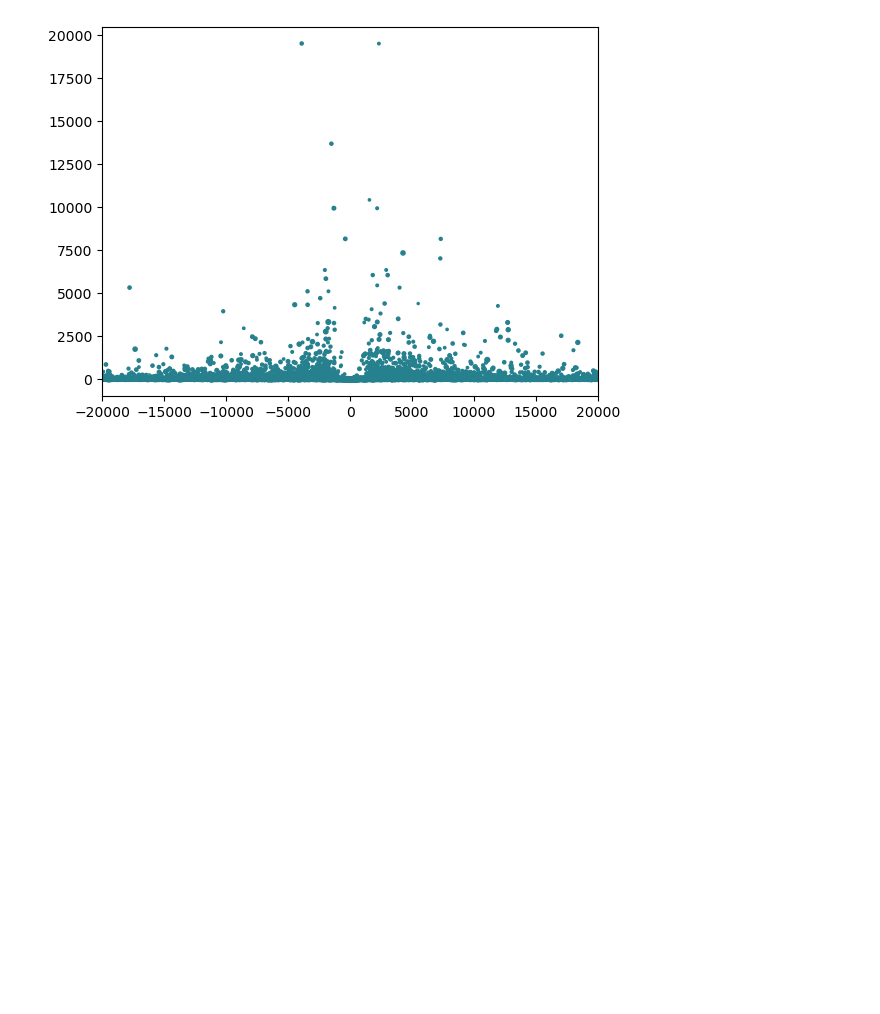
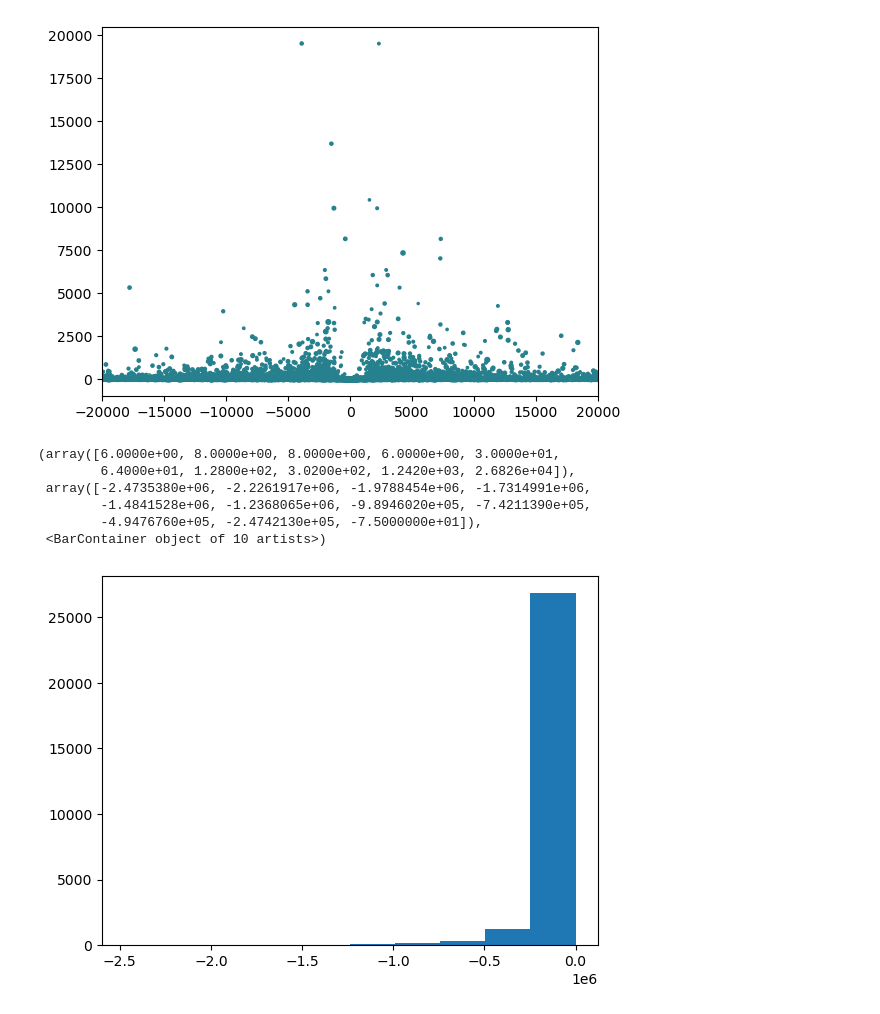
Before and after one commit to plaf2000/ml4g-1, a Jupyter notebook: analysis.ipynb, the cells around one changed output. Saved outputs shown, nothing was run; the diff lists cells and outputs as text; code cells hidden in the pictures; blank space fills up the shorter version.

```diff
--- a/analysis.ipynb
+++ b/analysis.ipynb
@@ -42,3 +42,14 @@ plt.xlim(-2e4, 2e4)
 plt.show()
 # %% [output]
 [figure]
+# %%
+i = 0
+plt.hist(X[:, i, 0, 4] - X[:, i, 0, 3])
+# %% [output]
+(array([6.0000e+00, 8.0000e+00, 8.0000e+00, 6.0000e+00, 3.0000e+01,
+        6.4000e+01, 1.2800e+02, 3.0200e+02, 1.2420e+03, 2.6826e+04]),
+ array([-2.4735380e+06, -2.2261917e+06, -1.9788454e+06, -1.7314991e+06,
+        -1.4841528e+06, -1.2368065e+06, -9.8946020e+05, -7.4211390e+05,
+        -4.9476760e+05, -2.4742130e+05, -7.5000000e+01]),
+ <BarContainer object of 10 artists>)
+[figure, added]
```
Also changed, not shown: 8 other files.
